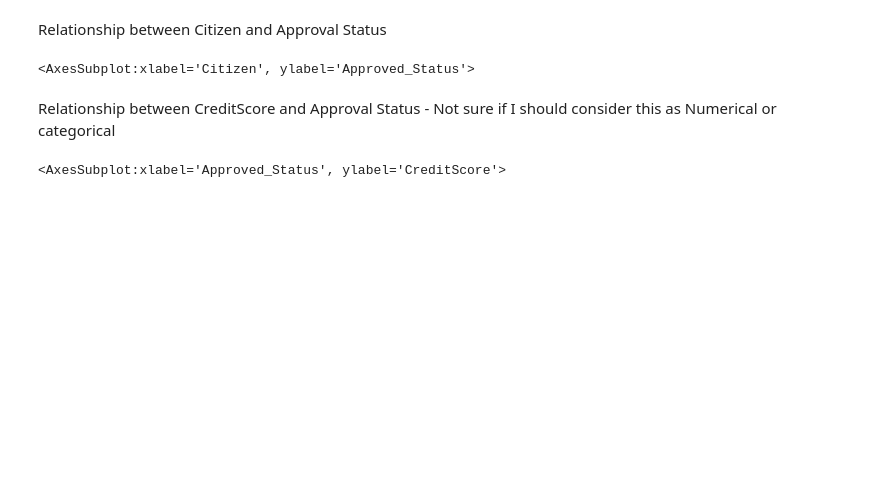
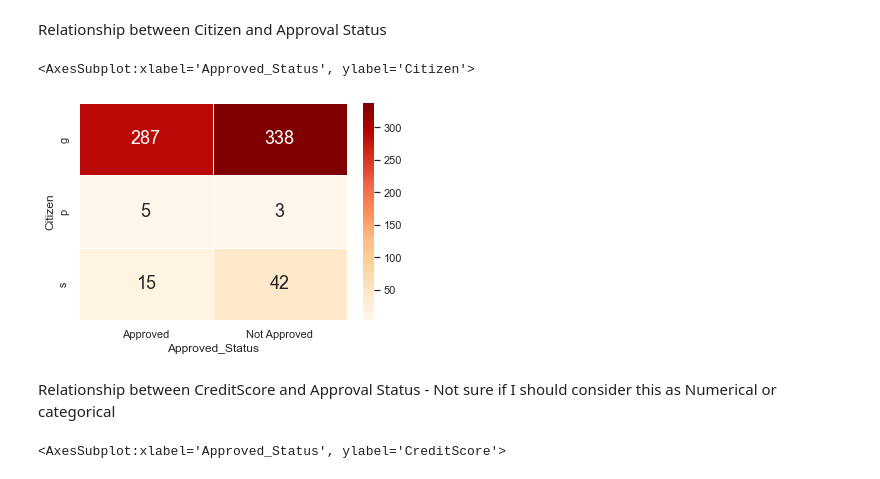
Before and after one commit to niyaojiayou/SC1015, a Jupyter notebook: SC1015 Mini Project.ipynb, the cells around one changed output. Drawn from its saved outputs; the diff is of its cells as text; code cells hidden in the pictures; blank space fills up the shorter version.

```diff
--- a/SC1015 Mini Project.ipynb
+++ b/SC1015 Mini Project.ipynb
@@ -269,10 +281,11 @@ sb.heatmap(creditcardDataStr.groupby(['DriversLicense','Approved_Status']).size(
 # %% [markdown]
 Relationship between Citizen and Approval Status
 # %%
-sb.heatmap(creditcardDataStr.groupby(['Approved_Status','Citizen']).size().unstack(),
+sb.heatmap(creditcardDataStr.groupby(['Citizen','Approved_Status']).size().unstack(),
     linewidths = 1, annot = True, fmt = 'g', annot_kws = {'size':18}, cmap = 'OrRd')
 # %% [output]
-<AxesSubplot:xlabel='Citizen', ylabel='Approved_Status'>
+<AxesSubplot:xlabel='Approved_Status', ylabel='Citizen'>
+[figure, added]
 # %% [markdown]
 Relationship between CreditScore and Approval Status - Not sure if I should consider this as Numerical or categorical
 # %%
```
Also changed, not shown: parts of 38 cells of this notebook.
